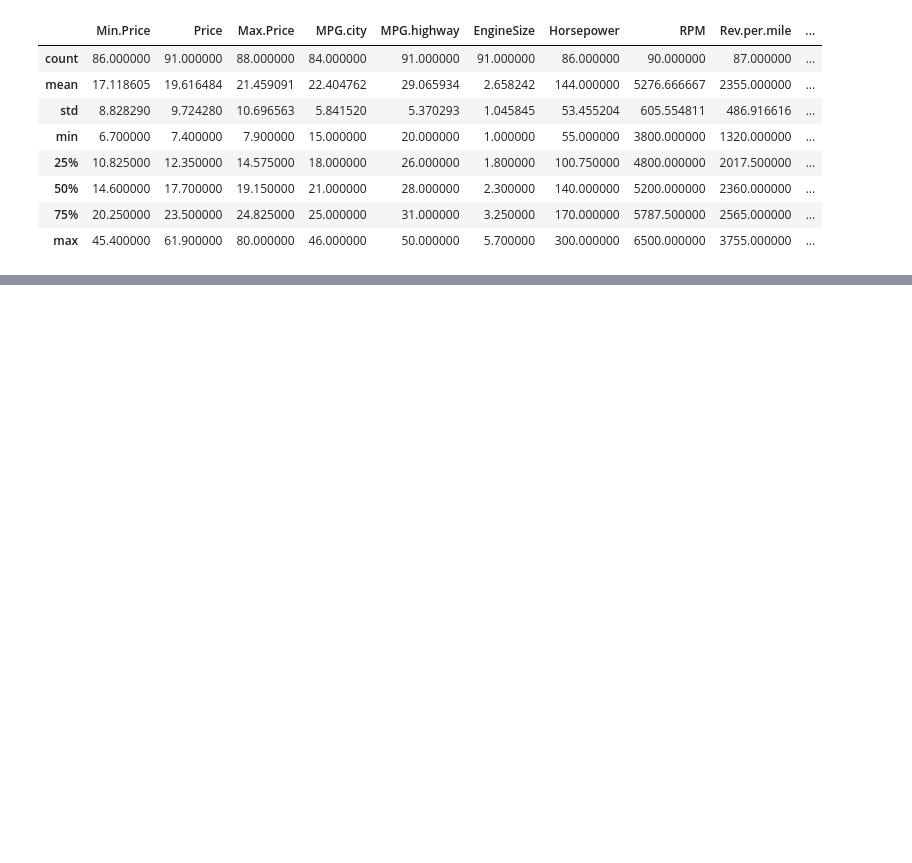
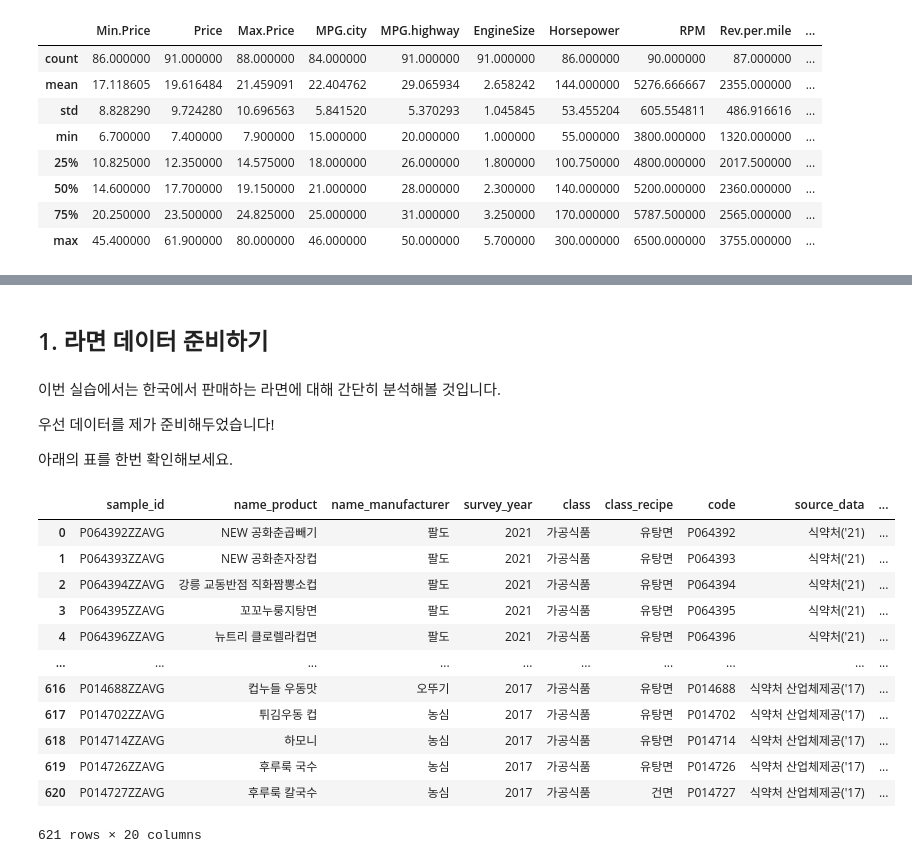
Before and after one commit to HongWonSeok/DAP__, a Jupyter notebook: lecture3.ipynb, the cells around one changed output, grey strips where cells are left out. Cells and saved outputs as stored; diff of their text form; code cells hidden in the pictures; blank space fills up the shorter version.

```diff
--- a/lecture3.ipynb
+++ b/lecture3.ipynb
@@ -150,0 +272,25 @@ The price of the two types shows a significant difference.
+# %% [markdown]
+## 1. 라면 데이터 준비하기
+# %% [markdown]
+이번 실습에서는 한국에서 판매하는 라면에 대해 간단히 분석해볼 것입니다.
+
+우선 데이터를 제가 준비해두었습니다!
+
+아래의 표를 한번 확인해보세요.
+# %%
+df = pd.read_excel('https://github.com/TA-YSH/DAP/raw/main/lab3/FoodListExcel.xlsx')
+df
+# %% [output]
+|  | sample_id | name_product | name_manufacturer | survey_year | class | class_recipe | code | source_data | ... |
+| 0 | P064392ZZAVG | NEW 공화춘곱빼기 | 팔도 | 2021 | 가공식품 | 유탕면 | P064392 | 식약처('21) | ... |
+| 1 | P064393ZZAVG | NEW 공화춘자장컵 | 팔도 | 2021 | 가공식품 | 유탕면 | P064393 | 식약처('21) | ... |
+| 2 | P064394ZZAVG | 강릉 교동반점 직화짬뽕소컵 | 팔도 | 2021 | 가공식품 | 유탕면 | P064394 | 식약처('21) | ... |
+| 3 | P064395ZZAVG | 꼬꼬누룽지탕면 | 팔도 | 2021 | 가공식품 | 유탕면 | P064395 | 식약처('21) | ... |
+| 4 | P064396ZZAVG | 뉴트리 클로렐라컵면 | 팔도 | 2021 | 가공식품 | 유탕면 | P064396 | 식약처('21) | ... |
+| ... | ... | ... | ... | ... | ... | ... | ... | ... | ... |
+| 616 | P014688ZZAVG | 컵누들 우동맛 | 오뚜기 | 2017 | 가공식품 | 유탕면 | P014688 | 식약처 산업체제공('17) | ... |
+| 617 | P014702ZZAVG | 튀김우동 컵 | 농심 | 2017 | 가공식품 | 유탕면 | P014702 | 식약처 산업체제공('17) | ... |
+| 618 | P014714ZZAVG | 하모니 | 농심 | 2017 | 가공식품 | 유탕면 | P014714 | 식약처 산업체제공('17) | ... |
+| 619 | P014726ZZAVG | 후루룩 국수 | 농심 | 2017 | 가공식품 | 유탕면 | P014726 | 식약처 산업체제공('17) | ... |
+| 620 | P014727ZZAVG | 후루룩 칼국수 | 농심 | 2017 | 가공식품 | 건면 | P014727 | 식약처 산업체제공('17) | ... |
+621 rows × 20 columns
```
Also changed, not shown: parts of 51 cells of this notebook.
